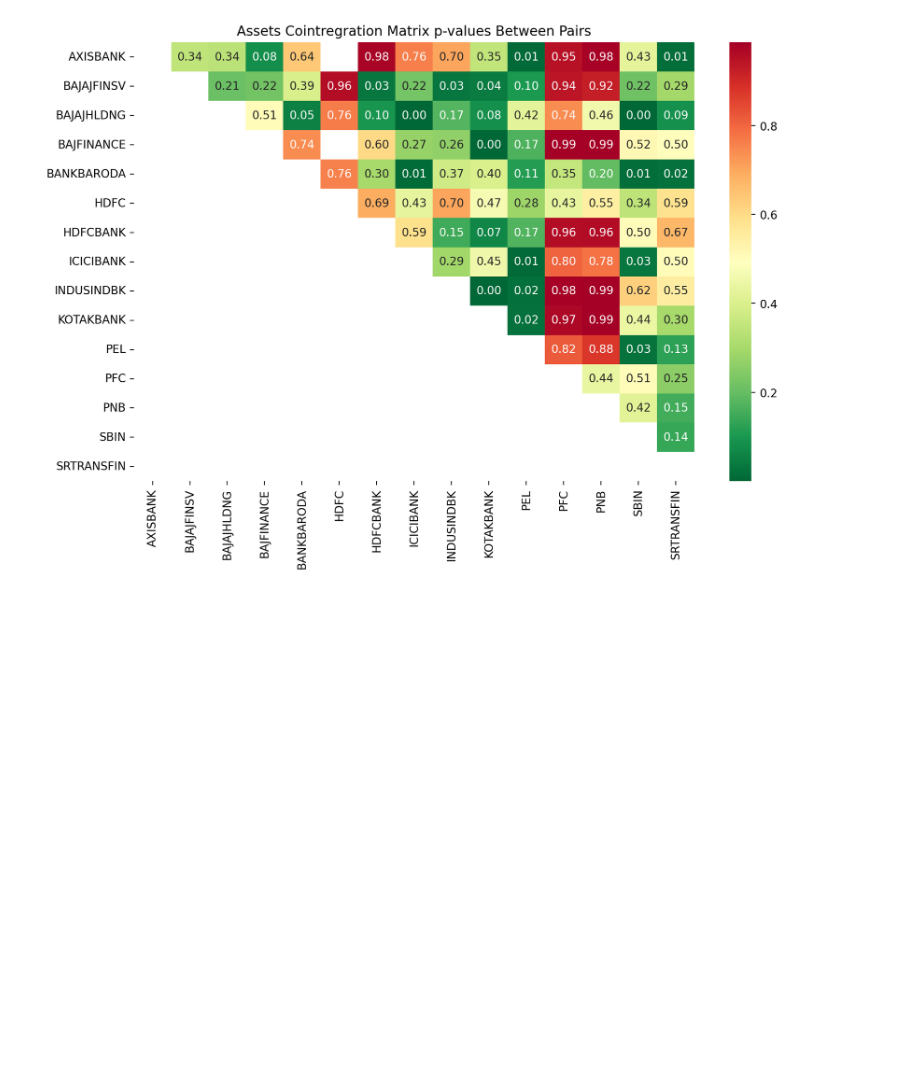
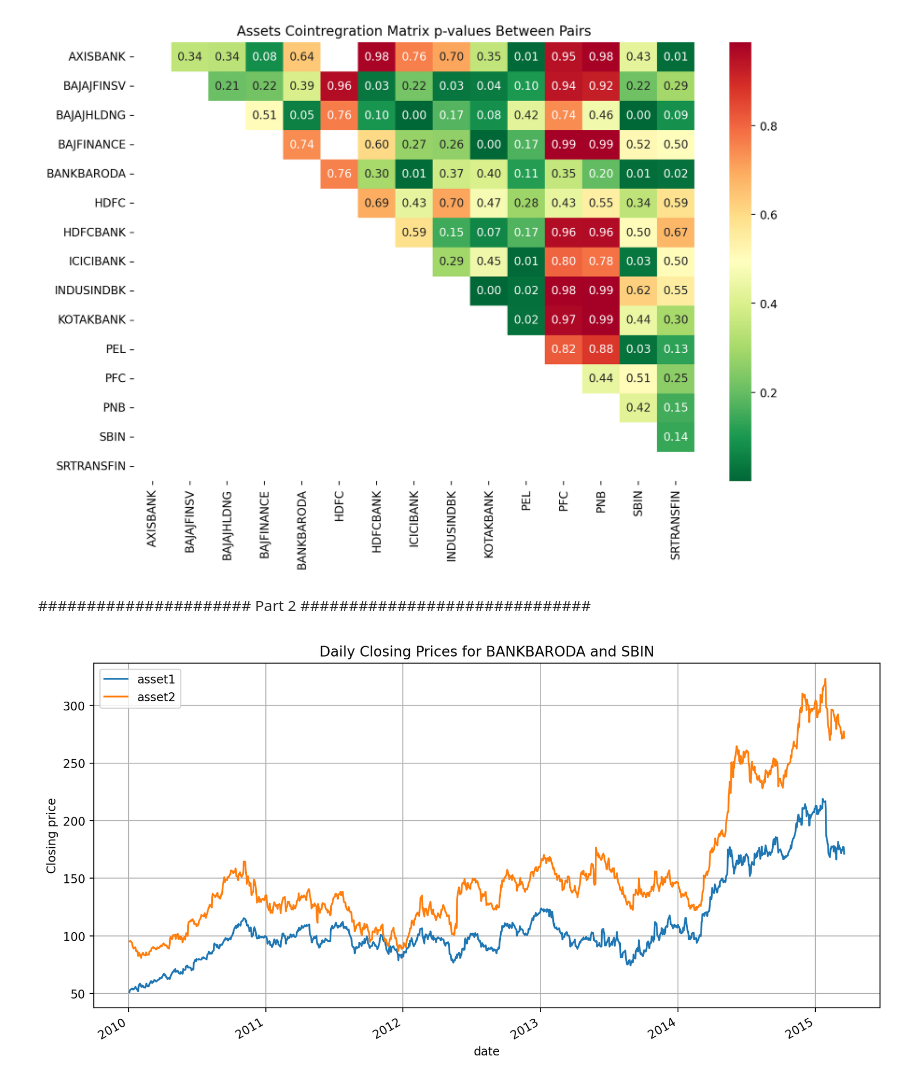
Before and after one commit to Romuldavid/Pair_Traiding, a Jupyter notebook: 2_pt.ipynb, the cells around one changed output. Saved outputs shown, nothing was run; the diff lists cells and outputs as text; code cells hidden in the pictures; blank space fills up the shorter version.

Commit message:
Add part 2

```diff
--- a/2_pt.ipynb
+++ b/2_pt.ipynb
@@ -134,3 +136,22 @@ plt.savefig('images/chart2', dpi=300)
 # %% [output]
 [('AXISBANK', 'PEL'), ('AXISBANK', 'SRTRANSFIN'), ('BAJAJFINSV', 'HDFCBANK'), ('BAJAJFINSV', 'INDUSINDBK'), ('BAJAJFINSV', 'KOTAKBANK'), ('BAJAJHLDNG', 'ICICIBANK'), ('BAJAJHLDNG', 'SBIN'), ('BAJFINAN ...
 [figure]
+# %% [markdown]
+###################### Part 2 ##############################
+# %%
+# последняя пара для тестирования
+asset1 = 'BANKBARODA'
+asset2 = 'SBIN'
+# %%
+# создаем фрейм данных поезда из 2 ассетов
+train = pd.DataFrame()
+train['asset1'] = train_close[asset1]
+train['asset2'] = train_close[asset2]
+# %%
+# визуализировать цены закрытия
+ax = train[['asset1','asset2']].plot(figsize=(12, 6), title = 'Daily Closing Prices for {} and {}'.format(asset1,asset2))
+ax.set_ylabel("Closing price")
+ax.grid(True)
+plt.savefig('images/chart3.png', dpi = 300)
+# %% [output]
+[figure, added]
```
Also changed, not shown: parts of 8 cells of this notebook, 4 other files.
